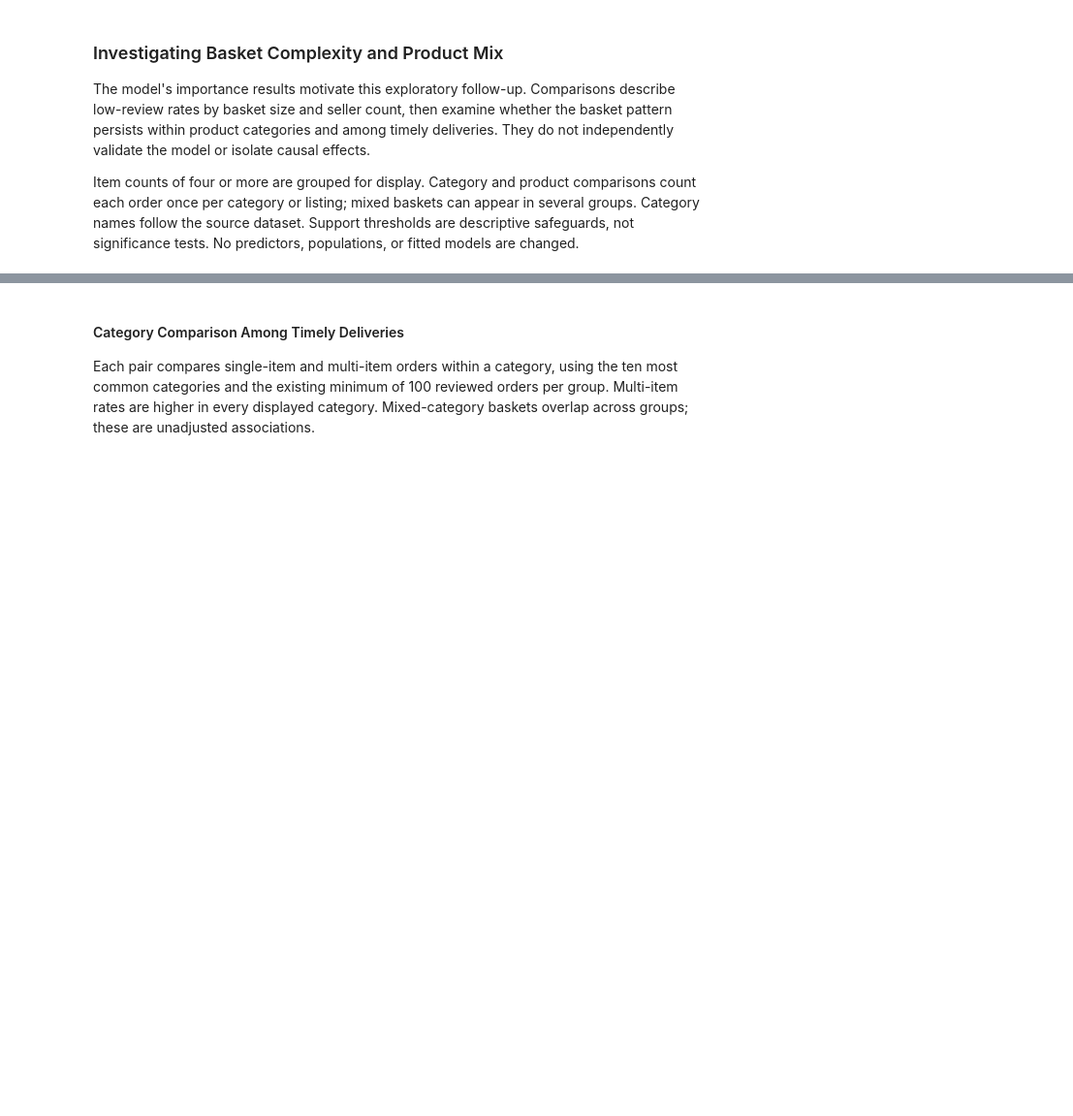
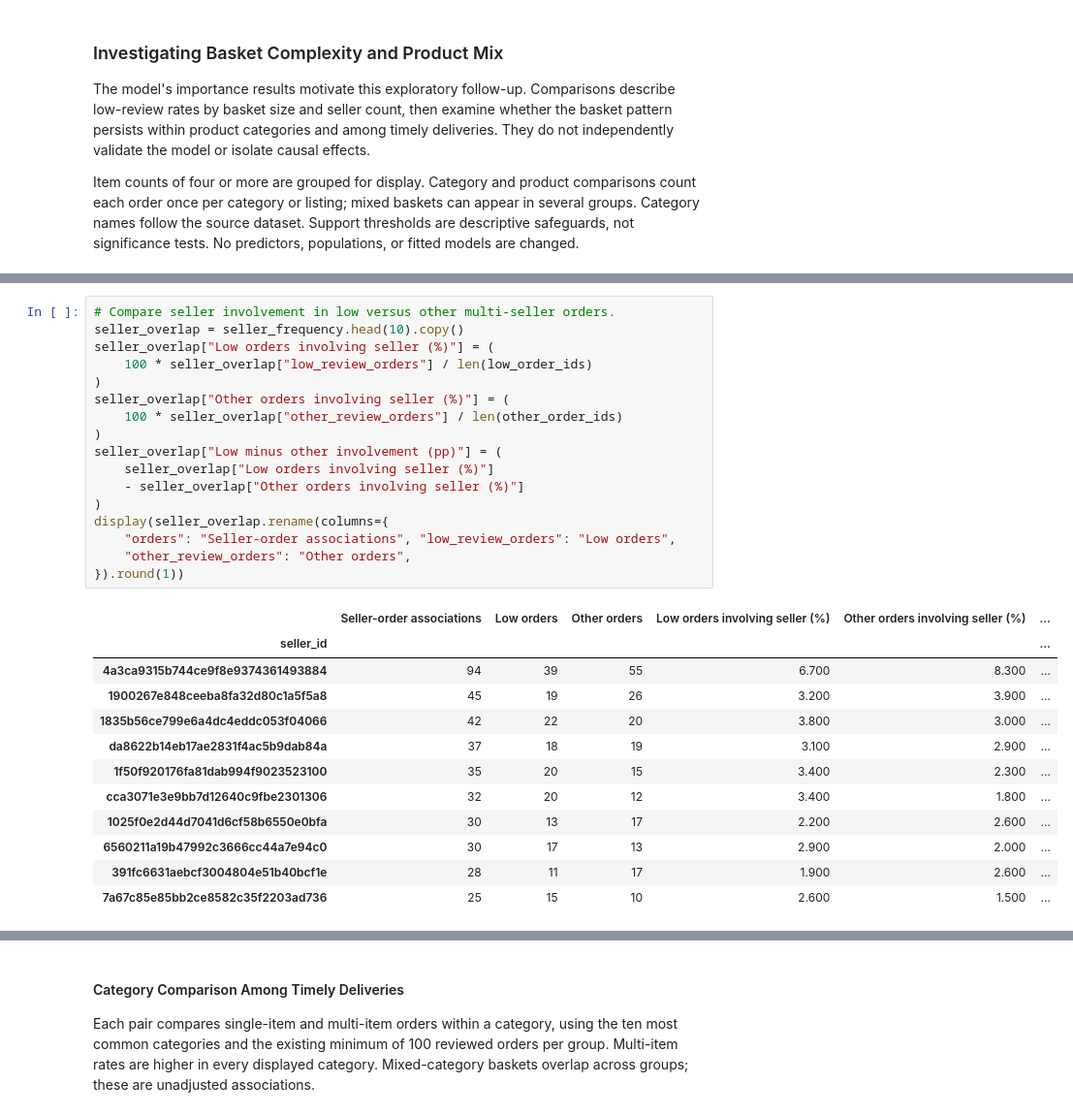
Before and after one commit to asherdata1/supply-chain-decision-support, a Jupyter notebook: 03_final/03_modeling.ipynb, the cells around one changed output, grey strips where cells are left out. Shown at 97% size. Drawn from its saved outputs; the diff is of its cells as text; blank space fills up the shorter version.

```diff
--- a/03_final/03_modeling.ipynb
+++ b/03_final/03_modeling.ipynb
@@ -1365,0 +1660,30 @@ plt.show()
+# %%
+# Compare seller involvement in low versus other multi-seller orders.
+seller_overlap = seller_frequency.head(10).copy()
+seller_overlap["Low orders involving seller (%)"] = (
+    100 * seller_overlap["low_review_orders"] / len(low_order_ids)
+)
+seller_overlap["Other orders involving seller (%)"] = (
+    100 * seller_overlap["other_review_orders"] / len(other_order_ids)
+)
+seller_overlap["Low minus other involvement (pp)"] = (
+    seller_overlap["Low orders involving seller (%)"]
+    - seller_overlap["Other orders involving seller (%)"]
+)
+display(seller_overlap.rename(columns={
+    "orders": "Seller-order associations", "low_review_orders": "Low orders",
+    "other_review_orders": "Other orders",
+}).round(1))
+# %% [output]
+|  | Seller-order associations | Low orders | Other orders | Low orders involving seller (%) | Other orders involving seller (%) | ... |
+| seller_id |  |  |  |  |  | ... |
+| 4a3ca9315b744ce9f8e9374361493884 | 94 | 39 | 55 | 6.700 | 8.300 | ... |
+| 1900267e848ceeba8fa32d80c1a5f5a8 | 45 | 19 | 26 | 3.200 | 3.900 | ... |
+| 1835b56ce799e6a4dc4eddc053f04066 | 42 | 22 | 20 | 3.800 | 3.000 | ... |
+| da8622b14eb17ae2831f4ac5b9dab84a | 37 | 18 | 19 | 3.100 | 2.900 | ... |
+| 1f50f920176fa81dab994f9023523100 | 35 | 20 | 15 | 3.400 | 2.300 | ... |
+| cca3071e3e9bb7d12640c9fbe2301306 | 32 | 20 | 12 | 3.400 | 1.800 | ... |
+| 1025f0e2d44d7041d6cf58b6550e0bfa | 30 | 13 | 17 | 2.200 | 2.600 | ... |
+| 6560211a19b47992c3666cc44a7e94c0 | 30 | 17 | 13 | 2.900 | 2.000 | ... |
+| 391fc6631aebcf3004804e51b40bcf1e | 28 | 11 | 17 | 1.900 | 2.600 | ... |
+| 7a67c85e85bb2ce8582c35f2203ad736 | 25 | 15 | 10 | 2.600 | 1.500 | ... |
```
Also changed, not shown: parts of 44 cells of this notebook, 1 other file.
